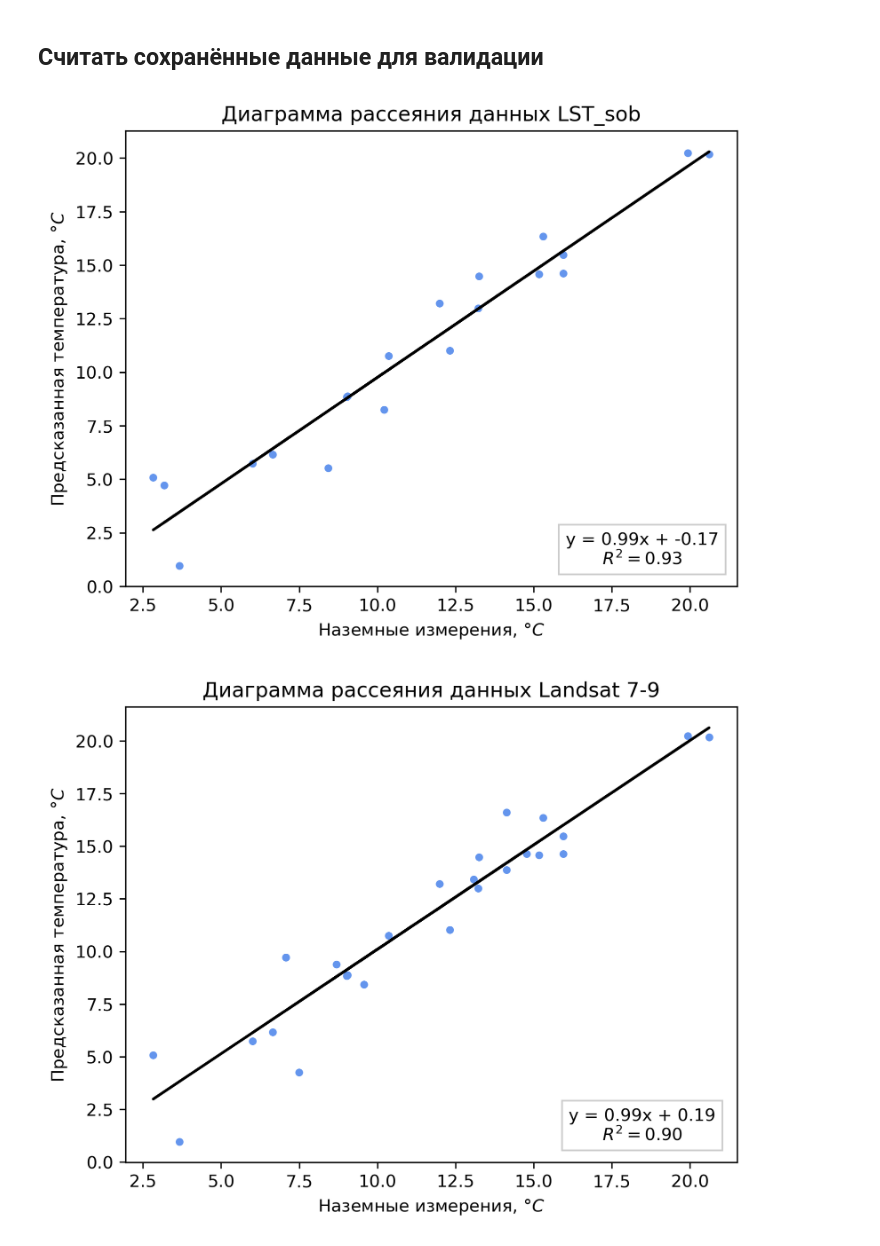
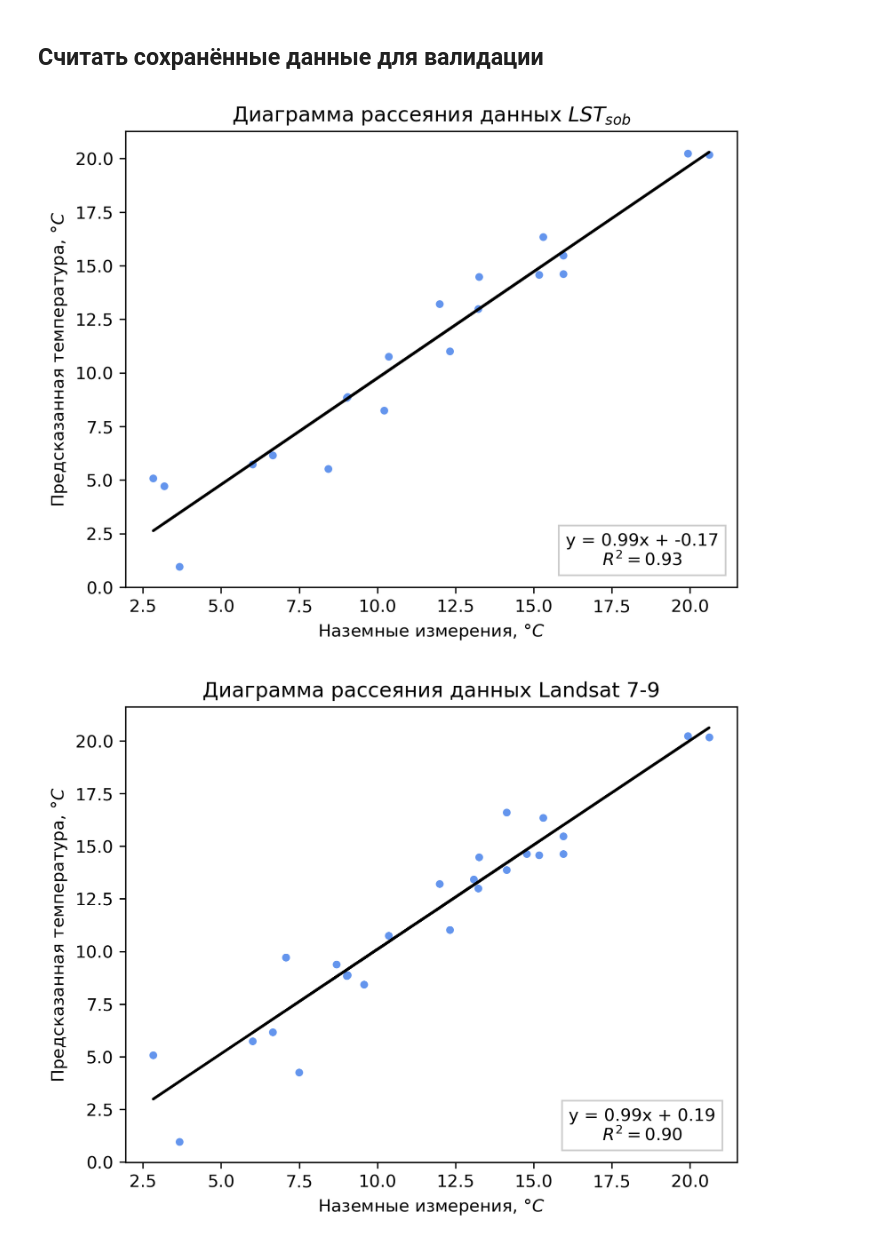
Before and after one commit to tobaffoon/baikal_vkr, a Jupyter notebook: Валидация/plot_validation.ipynb, the cells around one changed output. Cells and saved outputs as stored; diff of their text form; code cells hidden in the pictures.

```diff
--- a/Валидация/plot_validation.ipynb
+++ b/Валидация/plot_validation.ipynb
@@ -115,9 +115,9 @@ mod21_night_df = pd.read_csv('Данные_валидации/ready/mod21_night_
 mod21_night_in_situ = mod21_night_df['T']
 mod21_night_image = mod21_night_df['Image T']
 # %%
-plot_validation(landsat_in_situ, landsat_image, "Диаграмма рассеяния данных LST_sob", "Линейная_регрессия/landsat_8-9.png", are_big_markers=True)
+plot_validation(landsat_in_situ, landsat_image, r"Диаграмма рассеяния данных $LST_{sob}$", "Линейная_регрессия/landsat_8-9.png", are_big_markers=True)
 # %% [output]
-[figure, old version]
+[figure, new version]
 # %%
 plot_validation(landsat_with7_in_situ, landsat_with7_image, "Диаграмма рассеяния данных Landsat 7-9", "Линейная_регрессия/landsat_7-9.png", are_big_markers=True)
 # %% [output]
```
Also changed, not shown: parts of 4 cells of this notebook, 16 other files.
